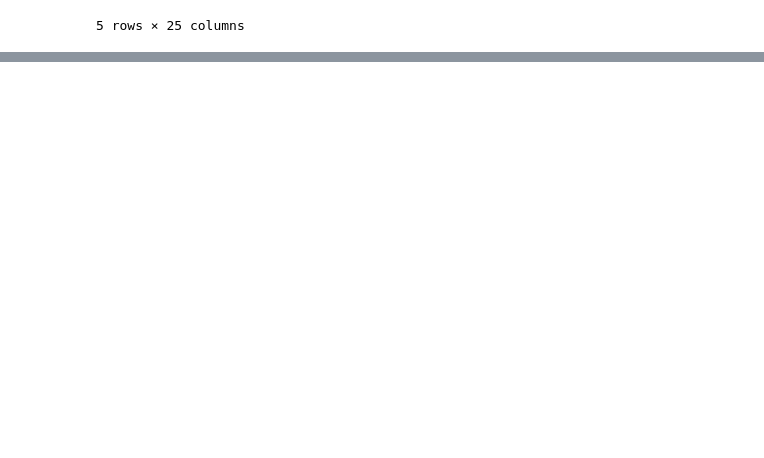
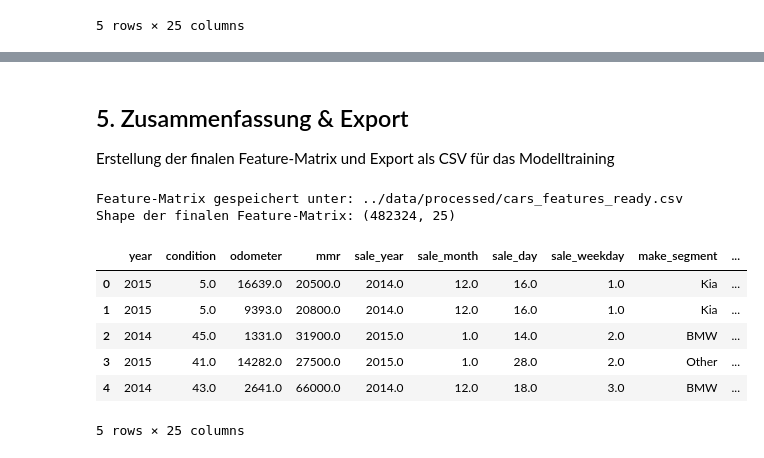
Before and after one commit to chiarasteffen/car_sales_prediction, a Jupyter notebook: notebooks/02_feature_engineering_and_eda.ipynb, the cells around one changed output, grey strips where cells are left out. Saved outputs shown, nothing was run; the diff lists cells and outputs as text; code cells hidden in the pictures; blank space fills up the shorter version.

```diff
--- a/notebooks/02_feature_engineering_and_eda.ipynb
+++ b/notebooks/02_feature_engineering_and_eda.ipynb
@@ -131,0 +427,39 @@ Ende:  2015-07-20 19:30:00
+# %% [markdown]
+## 5. Zusammenfassung & Export
+Erstellung der finalen Feature-Matrix und Export als CSV für das Modelltraining
+# %%
+# 5.1 Auswahl der relevanten Spalten (falls gewünscht)
+# Hier kannst Du alle Original-Features plus die neuen Features spezifizieren.
+feature_cols = [
+    # Numerisch
+    "year", "condition", "odometer", "mmr", "sale_year", "sale_month", "sale_day", "sale_weekday",
+    # Kategorial / Text
+    "make_segment", "body", "transmission", "color", "interior",
+    # Neue Features
+    "avg_price_state", "median_price_state", "season",
+    "mean_price_make_model_season",
+    "has_sport", "has_limited", "has_lx", "has_se", "has_touring", "has_premium",
+    "miles_per_year", "color_popularity"
+]
+
+# 5.2 Finale Feature-Matrix erstellen
+cars_features_ready = cars_states[feature_cols].copy()
+
+# 5.3 Export als CSV
+output_path = "../data/processed/cars_features_ready.csv"
+cars_features_ready.to_csv(output_path, index=False)
+print(f"Feature-Matrix gespeichert unter: {output_path}")
+
+# 5.4 Kurzer Blick auf das Ergebnis
+print("Shape der finalen Feature-Matrix:", cars_features_ready.shape)
+display(cars_features_ready.head())
+# %% [output]
+Feature-Matrix gespeichert unter: ../data/processed/cars_features_ready.csv
+Shape der finalen Feature-Matrix: (482324, 25)
+|  | year | condition | odometer | mmr | sale_year | sale_month | sale_day | sale_weekday | make_segment | ... |
+| 0 | 2015 | 5.0 | 16639.0 | 20500.0 | 2014.0 | 12.0 | 16.0 | 1.0 | Kia | ... |
+| 1 | 2015 | 5.0 | 9393.0 | 20800.0 | 2014.0 | 12.0 | 16.0 | 1.0 | Kia | ... |
+| 2 | 2014 | 45.0 | 1331.0 | 31900.0 | 2015.0 | 1.0 | 14.0 | 2.0 | BMW | ... |
+| 3 | 2015 | 41.0 | 14282.0 | 27500.0 | 2015.0 | 1.0 | 28.0 | 2.0 | Other | ... |
+| 4 | 2014 | 43.0 | 2641.0 | 66000.0 | 2014.0 | 12.0 | 18.0 | 3.0 | BMW | ... |
+5 rows × 25 columns
```
Also changed, not shown: parts of 31 cells of this notebook, 2 other files.
